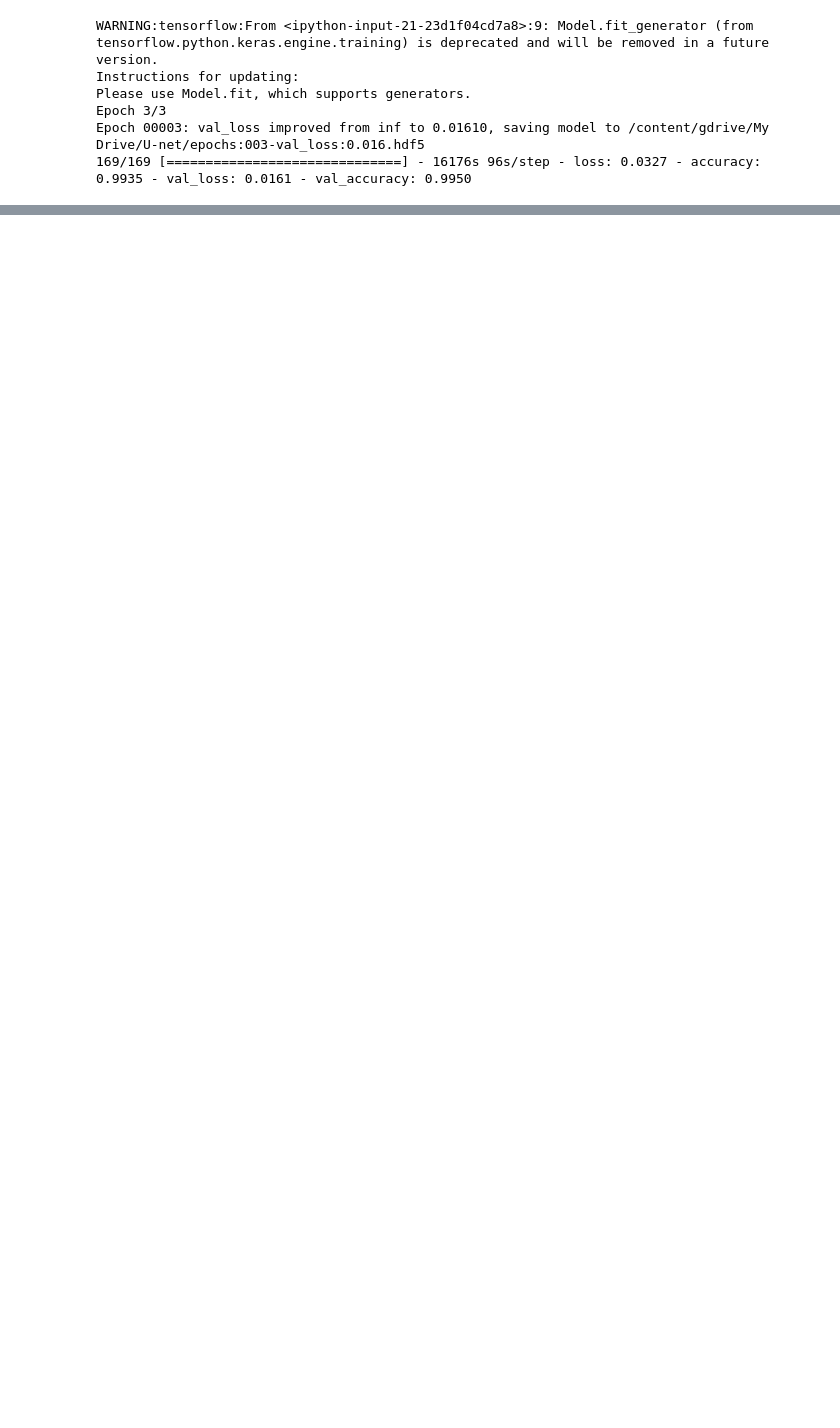
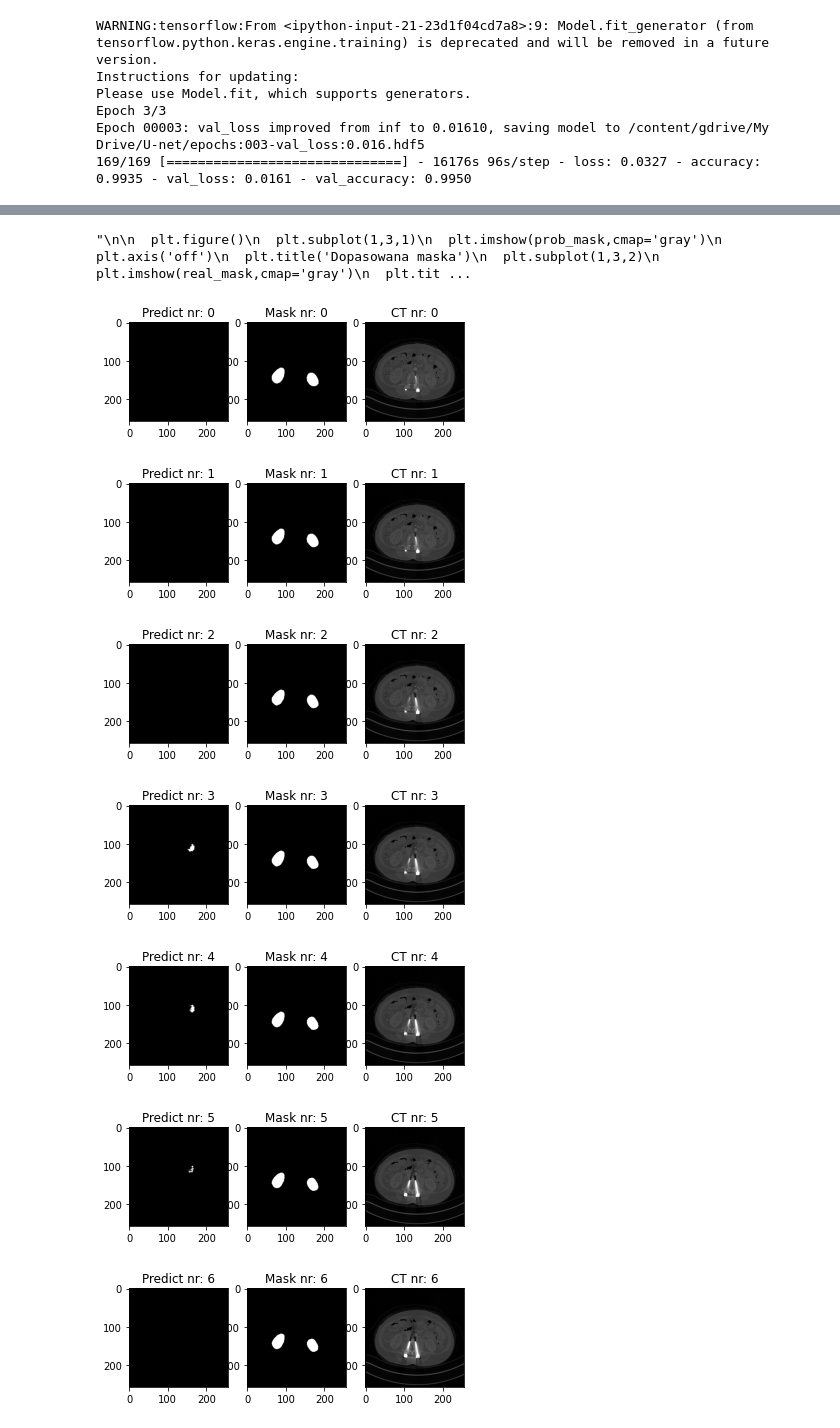
Before and after one commit to kowalski-k/projekt_TOM, a Jupyter notebook: nauka_kidney.ipynb, the cells around one changed output, grey strips where cells are left out. Cells and saved outputs as stored; diff of their text form; code cells hidden in the pictures; blank space fills up the shorter version.

```diff
--- a/nauka_kidney.ipynb
+++ b/nauka_kidney.ipynb
@@ -205,9 +206,14 @@ Mounted at /content/gdrive
 # %%
 #wczytanie obrazów do testowania do odpowiednich ścieżek
 from starter_code.utils import load_volume
+from starter_code.utils import load_case
+import time
 
 #start czas
 start=time.time()
+
+#ilość obrazów do nauki
+number_of_test_pictures = 0
 
 for id in range(start_test,stop_test,1):
   #załadowanie danych i przypisanie zbiorów przekrojów do zmiennych
@@ -215,6 +221,7 @@ for id in range(start_test,stop_test,1):
   segmentation = segmentation.get_fdata()
   volume = volume.get_fdata()
   (a,y,x) = segmentation.shape
+  number_of_test_pictures = number_of_test_pictures + a
   #konwertowanie na format png i zapis w odpowiednich folderach
   for indeks in range(0,a,1):
     #tworzenie masek nowotworu i guza
@@ -239,4 +246,5 @@ for id in range(start_test,stop_test,1):
 #stop czas
 stop = time.time()
 print("Czas ładowania: ", (int) (stop-start), " sekund")
+print("Liczba obrazów do testu: ", number_of_test_pictures)
 # %% [output]
@@ -512,5 +541,5 @@ result_kidney = model.fit_generator(
 # %%
-model.load_weights('/content/gdrive/My Drive/U-net/epochs:002-val_loss:0.022.hdf5')
+model.load_weights('/content/gdrive/My Drive/colab_model/epochs_003-val_loss_0.016.hdf5')
 # %%
 result_kidney = model.fit_generator(
     kidney_training,
@@ -531,0 +563,2 @@ Epoch 00003: val_loss improved from inf to 0.01610, saving model to /content/gdr
+# %%
+predict = model.predict_generator(volume_generator_test)#, steps = 34)
@@ -531,0 +579,54 @@ Epoch 00003: val_loss improved from inf to 0.01610, saving model to /content/gdr
+# %%
+prob_masks = []
+real_masks = []
+# %%
+for indeks in range(0,10,1):
+  #odczytanie przypuszczenia
+  raw_prob_mask = predict[indeks]
+  reshaped_prob_mask = np.squeeze(raw_prob_mask)
+  prob_mask = (reshaped_prob_mask > 0.5).astype(np.uint8)
+  prob_masks.append(prob_mask)
+  #odczytanie prawidłowej maski
+  raw_real_mask = next(kidney_generator_test)
+  real_mask = np.squeeze(raw_real_mask)
+  real_masks.append(real_mask)
+  #odczytywanie CT
+  raw_CT = next(volume_generator_test)
+  CT = np.squeeze(raw_CT)
+  #wizualizacja
+
+  plt.figure()
+  plt.subplot(1,3,1)
+  plt.imshow(prob_mask,cmap='gray')
+  plt.title('Predict nr: {:d}'.format(indeks))
+  plt.subplot(1,3,2)
+  plt.imshow(real_mask,cmap='gray')
+  plt.title('Mask nr: {:d}'.format(indeks))
+  plt.subplot(1,3,3)
+  plt.imshow(CT,cmap='gray')
+  plt.title('CT nr: {:d}'.format(indeks))
+'''
+
+  plt.figure()
+  plt.subplot(1,3,1)
+  plt.imshow(prob_mask,cmap='gray')
+  plt.axis('off')
+  plt.title('Dopasowana maska')
+  plt.subplot(1,3,2)
+  plt.imshow(real_mask,cmap='gray')
+  plt.title('Prawidłowa maska')
+  plt.axis('off')
+  plt.subplot(1,3,3)
+  plt.imshow(CT,cmap='gray')
+  plt.title('CT')
+  plt.axis('off')
+'''
+# %% [output]
+"\n\n  plt.figure()\n  plt.subplot(1,3,1)\n  plt.imshow(prob_mask,cmap='gray')\n  plt.axis('off')\n  plt.title('Dopasowana maska')\n  plt.subplot(1,3,2)\n  plt.imshow(real_mask,cmap='gray')\n  plt.tit ...
+[figure, added]
+[figure, added]
+[figure, added]
+[figure, added]
+[figure, added]
+[figure, added]
+[figure, added]
```
Also changed, not shown: parts of 15 cells of this notebook.
